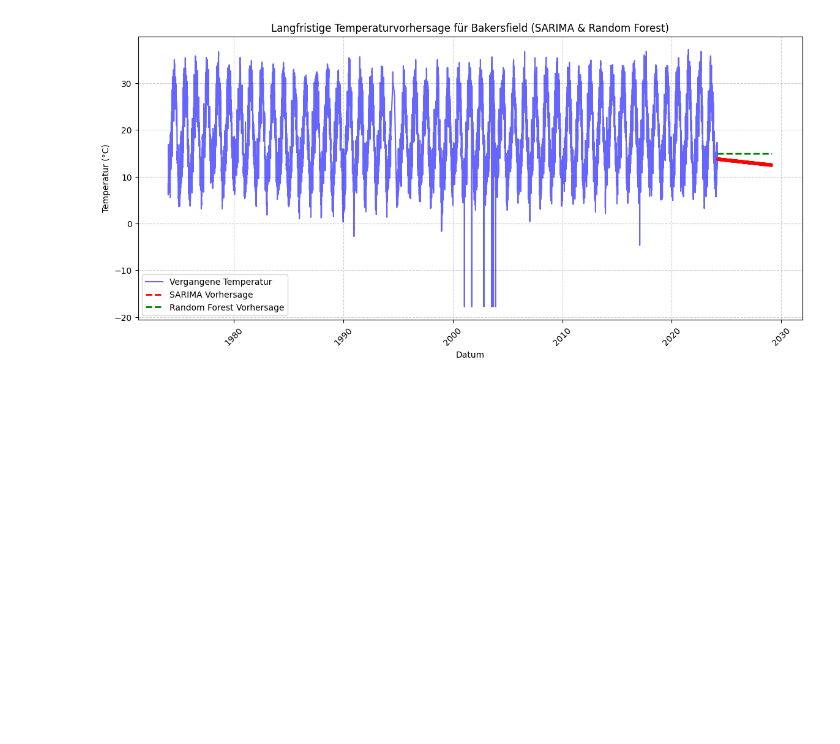
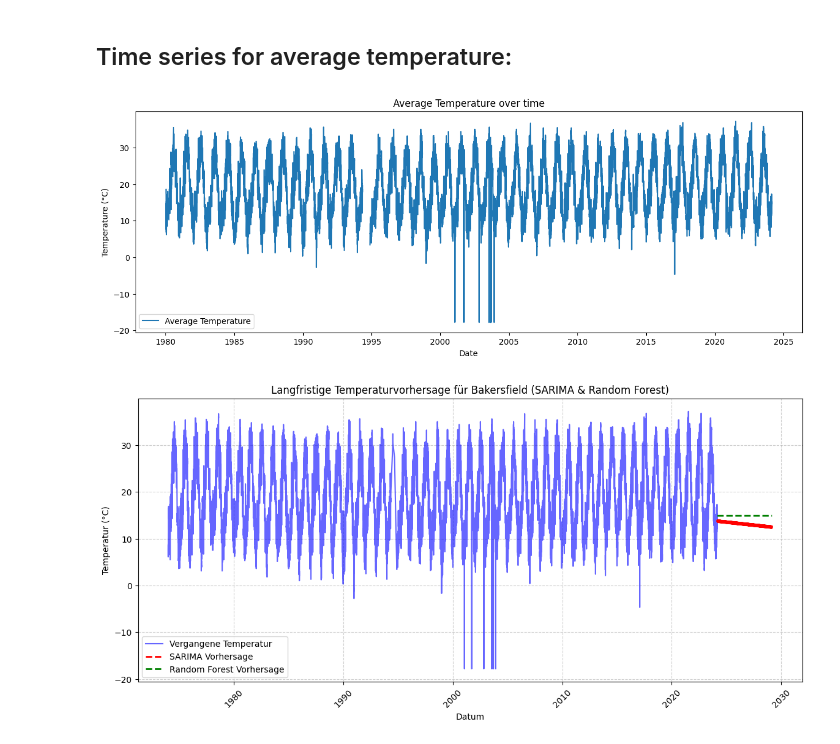
Before and after one commit to gurkewasser/spz_mc, a Jupyter notebook: eda_spz.ipynb, the cells around one changed output. Saved outputs shown, nothing was run; the diff lists cells and outputs as text; code cells hidden in the pictures; blank space fills up the shorter version.

```diff
--- a/eda_spz.ipynb
+++ b/eda_spz.ipynb
@@ -177,3 +80,15 @@ plt.show()
+# %% [markdown]
+## Time series for average temperature:
+# %%
+plt.figure(figsize=(15, 5))
+plt.plot(data.index, data['tavg'], label='Average Temperature')
+plt.xlabel('Date')
+plt.ylabel('Temperature (°C)')
+plt.title('Average Temperature over time')
+plt.legend()
+plt.show()
+# %% [output]
+[figure, added]
 # %%
 import numpy as np
 import pandas as pd
```
Also changed, not shown: parts of 16 cells of this notebook.
